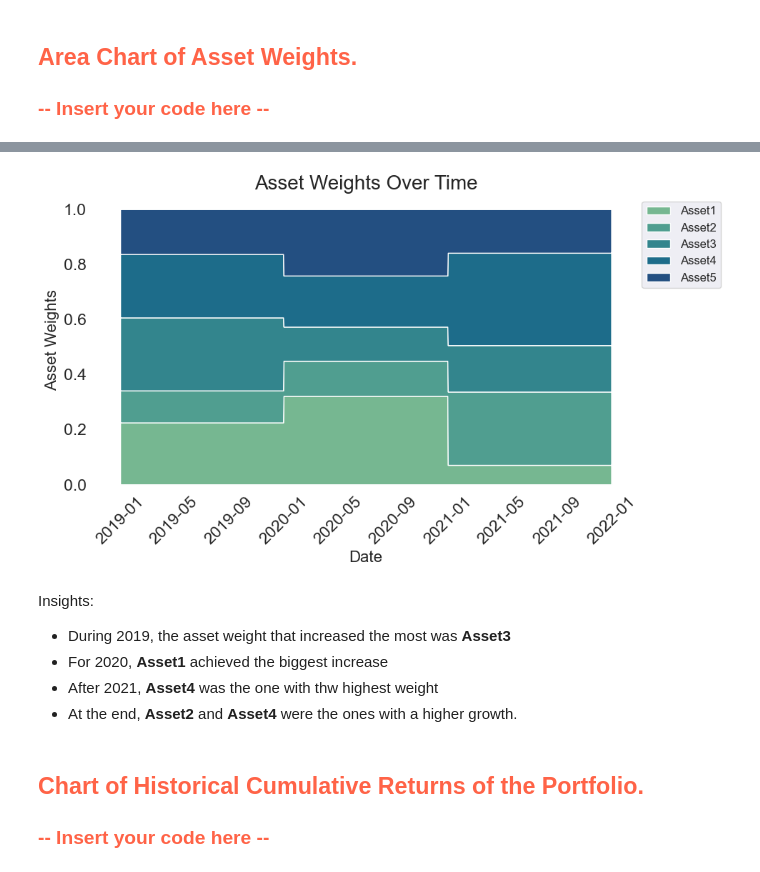
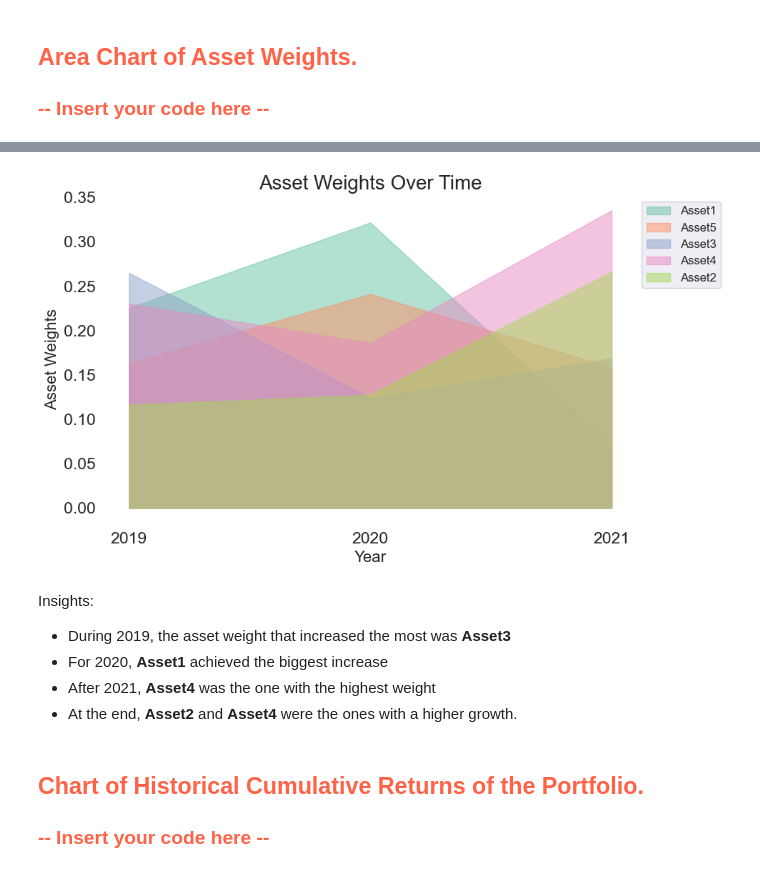
Before and after one commit to martaverfer/tech-challenge, a Jupyter notebook: src/Tech-Challenge.ipynb, the cells around one changed output, grey strips where cells are left out. Cells and saved outputs as stored; diff of their text form; code cells hidden in the pictures.

```diff
--- a/src/Tech-Challenge.ipynb
+++ b/src/Tech-Challenge.ipynb
@@ -283,0 +290,7 @@ I will create a **Stacked Area Chart** instead of a regular Area Chart, so there
+# %%
+# Drop the index column
+area_chart_df.reset_index(drop=True, inplace=True)
+# %%
+# Check and drop duplicates
+print(area_chart_df.duplicated().sum())
+area_chart_df.drop_duplicates(inplace = True)
@@ -283,0 +299,5 @@ I will create a **Stacked Area Chart** instead of a regular Area Chart, so there
+# %%
+# Make year column as an index datetime
+area_chart_df['year'] = area_chart_df['year'].astype(str)
+area_chart_df['year'] = pd.to_datetime(area_chart_df['year'], format='%Y').dt.to_period('Y')
+area_chart_df.set_index('year', inplace=True)
@@ -284,44 +312,53 @@ I will create a **Stacked Area Chart** instead of a regular Area Chart, so there
+# %%
+# Change the order of the columns for a better visualization
+area_chart_df = area_chart_df[['Asset1', 'Asset5', 'Asset3', 'Asset4', 'Asset2']]
 # %%
-# Create the stackplot
+# Assuming your year column is already set as the index and data is cleaned
 fig, ax = plt.subplots(figsize=(10, 6))
 
-# Extract the x-values (index as date) and y-values (asset prices)
-x = portfolio_df.index
-y_values = [portfolio_df[asset] for asset in ['Asset1', 'Asset2', 'Asset3', 'Asset4', 'Asset5']]
+# Convert the PeriodIndex to the year (integer)
+area_chart_df.index = area_chart_df.index.year
+
+# Extract the x-values (index as year) and y-values (asset weights)
+x = area_chart_df.index  # The x-values (years)
+y_values = [area_chart_df[asset] for asset in ['Asset1', 'Asset5', 'Asset3', 'Asset4', 'Asset2']]
 
 # Create a color palette with 5 colors
-palette = sns.color_palette("crest", n_colors=5)
+palette = sns.color_palette("Set2", n_colors=5)
 
 # Set figure and axis background to 'none' to remove background color
 ax.set_facecolor('white')
-ax.stackplot(x, *y_values, labels=['Asset1', 'Asset2', 'Asset3', 'Asset4', 'Asset5'],
-             baseline='zero', colors=palette)
+
+# Plot each asset weight using fill_between (non-stacked)
+for i, asset in enumerate(['Asset1', 'Asset5', 'Asset3', 'Asset4', 'Asset2']):
+    ax.fill_between(x, y_values[i], label=asset, color=palette[i], alpha=0.5)
 
 # Add title and labels
 ax.set_title('Asset Weights Over Time', fontsize=20)
-ax.set_xlabel('Date', fontsize=16)
+ax.set_xlabel('Year', fontsize=16)
 ax.set_ylabel('Asset Weights', fontsize=16)
 
-# Rotate x-axis labels for better readability
-plt.xticks(rotation=45)
+# Manually set the x-axis labels to show years
+ax.set_xticks(x)
+ax.set_xticklabels([str(year) for year in x])
 
 # Add a legend with more space around the plot to prevent overlap
 ax.legend(loc='upper left', bbox_to_anchor=(1, 1), fontsize=12)
 
 # Adjust layout to make space for the legend
 plt.tight_layout()  # Automatically adjusts subplots to fit into the figure area.
 plt.subplots_adjust(right=0.8)  # Increase space to the right for the legend
 
 # Show the plot
 plt.tight_layout()
 plt.show()
 # %% [output]
-[figure, old version]
+[figure, new version]
 # %% [markdown]
 Insights:
 - During 2019, the asset weight that increased the most was **Asset3**
 - For 2020, **Asset1** achieved the biggest increase
-- After 2021, **Asset4** was the one with thw highest weight
+- After 2021, **Asset4** was the one with the highest weight
 - At the end, **Asset2** and **Asset4** were the ones with a higher growth.
 # %% [markdown]
 <h2 style="color: #FF6347;">Chart of Historical Cumulative Returns of the Portfolio.</h2>
```
Also changed, not shown: parts of 22 cells of this notebook, 2 other files.
